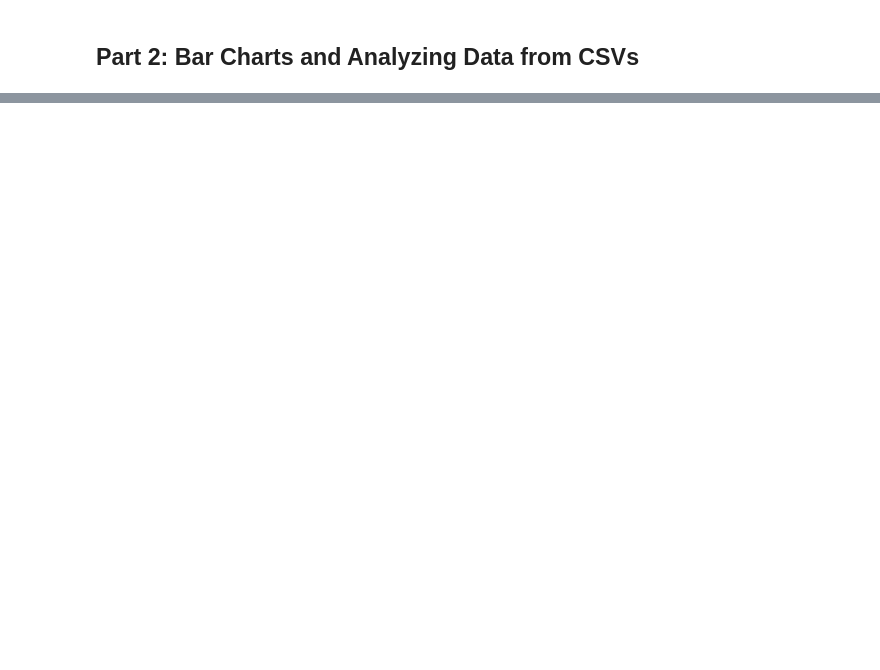
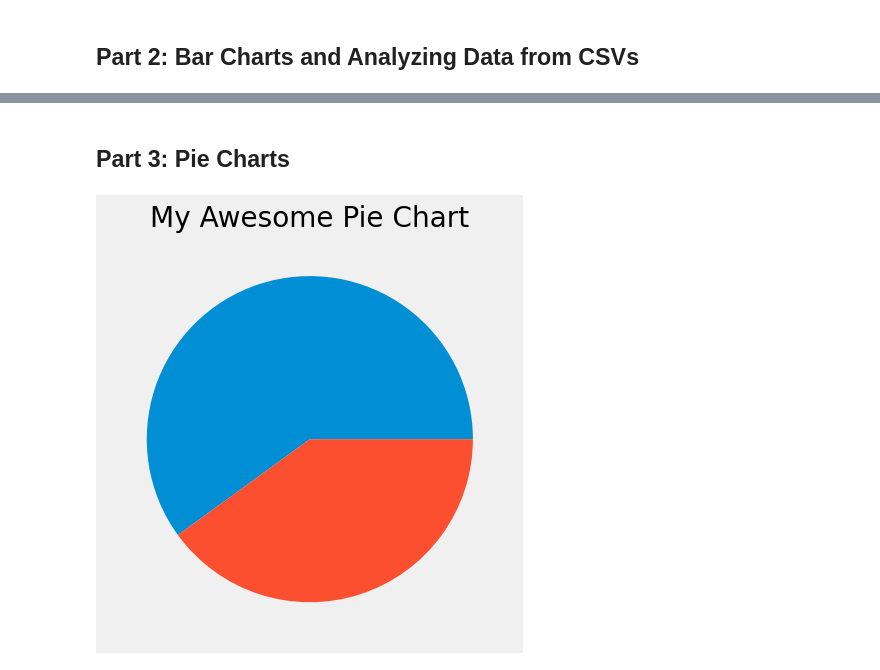
Before and after one commit to ca-ros/LearningPython, a Jupyter notebook: matplotlib/coreYT.ipynb, the cells around one changed output, grey strips where cells are left out. Saved outputs shown, nothing was run; the diff lists cells and outputs as text; code cells hidden in the pictures; blank space fills up the shorter version.

Commit message:
Matplotlib

```diff
--- a/matplotlib/coreYT.ipynb
+++ b/matplotlib/coreYT.ipynb
@@ -153,9 +153,12 @@ plt.tight_layout()
 # %%
 import csv
 import numpy as np
-from matplotlib import poyplot as pyplot
+from matplotlib import pyplot as plt
 
-plt.style.use('fuvethirtyeight')
+plt.style.use('fivethirtyeight')
 
 with open('data.csv') as csv_file:
     csv_reader = csv.DictReader(csv_file)
+
+    row = next(csv_reader)
+    print(row)
@@ -161,0 +326,15 @@ with open('data.csv') as csv_file:
+# %% [markdown]
+## Part 3: Pie Charts
+# %%
+from matplotlib import pyplot as py
+
+plt.style.use('fivethirtyeight')
+
+slices = [60, 40]
+
+plt.pie(slices)
+
+plt.title('My Awesome Pie Chart')
+plt.tight_layout()
+# %% [output]
+[figure, added]
```
Also changed, not shown: parts of 25 cells of this notebook.
